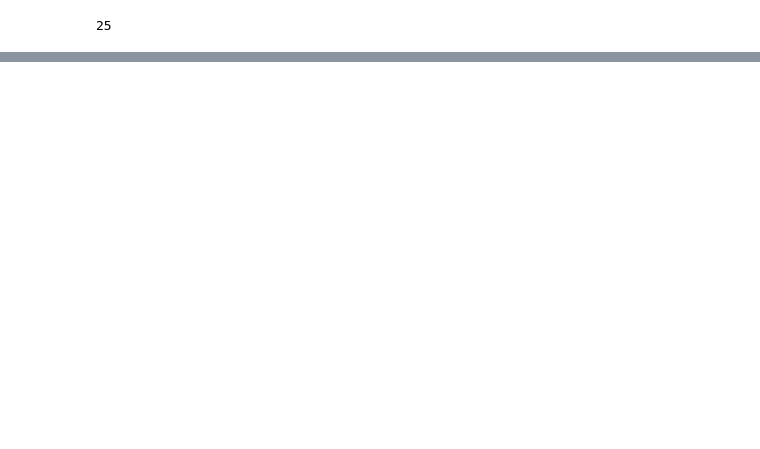
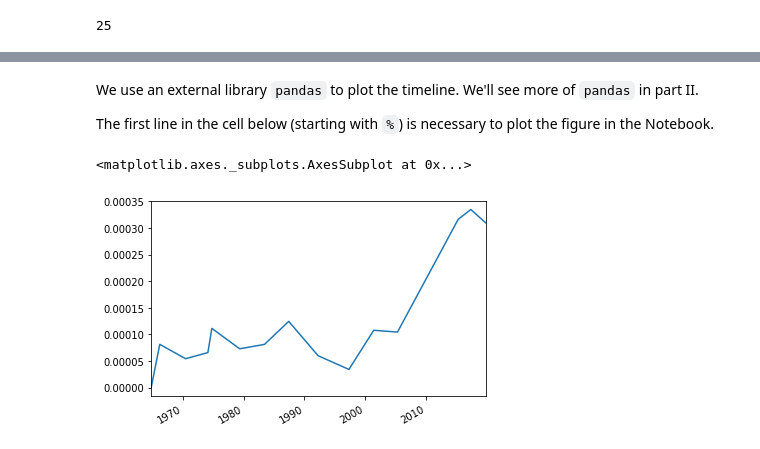
Before and after one commit to kasparvonbeelen/ghi_python, a Jupyter notebook: 7 - Trends over time.ipynb, the cells around one changed output, grey strips where cells are left out. Drawn from its saved outputs; the diff is of its cells as text; code cells hidden in the pictures; blank space fills up the shorter version.

Commit message:
update notebook 7

```diff
--- a/7 - Trends over time.ipynb
+++ b/7 - Trends over time.ipynb
@@ -129,0 +118,5 @@ print(filename)
+# %%
+first_file = file_paths[0]
+print(first_file)
+file_name = first_file.stem
+print(file_name)
@@ -140,8 +136,8 @@ int(filename[-6:-2])
 # %% [markdown]
 Slightly changing the indices we can capture both year and month.
 # %%
-year = int(filename[-6:-2])
-month = int(filename[-2:])
+year = int(file_name[-6:-2])
+month = int(file_name[-2:])
 print(year, month)
 # %% [output]
 2019 12
@@ -157,11 +153,9 @@ datetime.datetime(2019, 12, 1, 0, 0)
 That were many steps! Since we like to repear it for each file, it is again useful to package them in one function.
 # %%
 def path2timestamp(path):
-    path = str(path)
-    filename_with_ext = path.split('/')[-1]
-    filename = filename_with_ext.split('.')[0]
-    year = int(filename[-6:-2])
-    month = int(filename[-2:])
+    file_name = path.stem
+    year = int(file_name[-6:-2])
+    month = int(file_name[-2:])
     time_stamp = datetime.datetime(year,month,1)
     return time_stamp
 # %% [markdown]
@@ -259,0 +269,11 @@ defaultdict(int,
+# %% [markdown]
+We use an external library `pandas` to plot the timeline. We'll see more of `pandas` in part II.
+
+The first line in the cell below (starting with `%`) is necessary to plot the figure in the Notebook.
+# %%
+%matplotlib inline
+import pandas as pd # import pandas
+pd.Series(results).plot() # convert Counter to a pandas.Series and apply the `.plot()` method
+# %% [output]
+<matplotlib.axes._subplots.AxesSubplot at 0x...>
+[figure, added]
```
Also changed, not shown: parts of 58 cells of this notebook.
